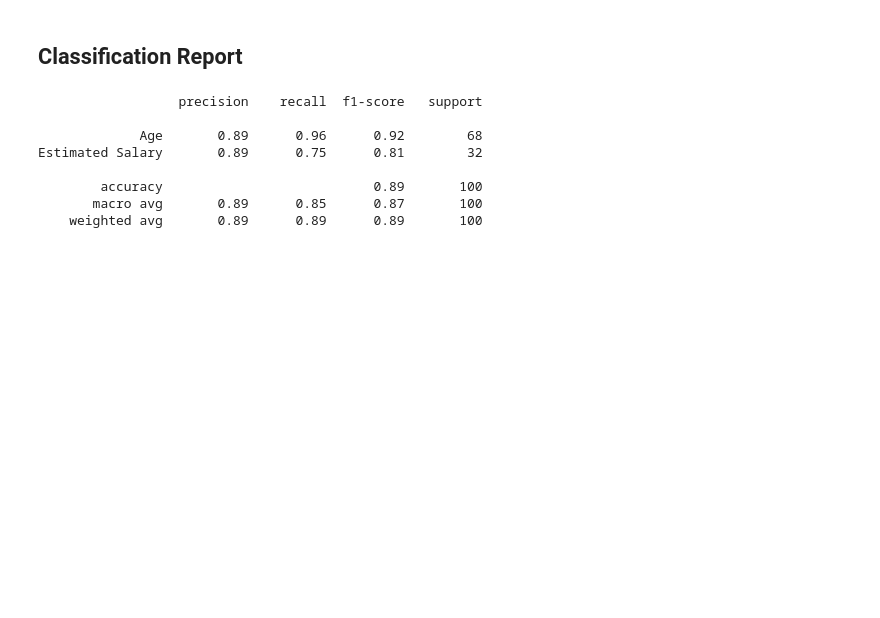
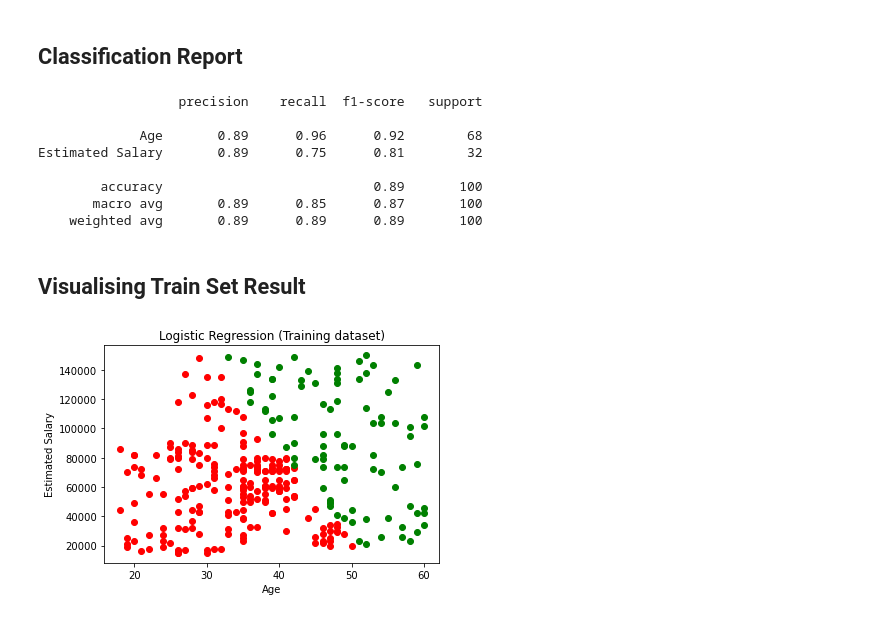
Before and after one commit to sanjay-rb/Machine-learning, a Jupyter notebook: notebook/10 . Logistic Regression.ipynb, the cells around one changed output. Saved outputs shown, nothing was run; the diff lists cells and outputs as text; code cells hidden in the pictures; blank space fills up the shorter version.

Commit message:
Visualising logistic_regression_calssifier

```diff
--- a/notebook/10 . Logistic Regression.ipynb
+++ b/notebook/10 . Logistic Regression.ipynb
@@ -167,3 +167,15 @@ Estimated Salary       0.89      0.75      0.81        32
         accuracy                           0.89       100
        macro avg       0.89      0.85      0.87       100
     weighted avg       0.89      0.89      0.89       100
+# %% [markdown]
+## Visualising Train Set Result
+# %%
+for i in x_sc.inverse_transform(X_train):
+    y_pred = logistic_regression_calssifier.predict(x_sc.transform([i]))
+    plt.scatter(x=i[0], y=i[1], color=('red', 'green')[y_pred[0]])
+plt.title("Logistic Regression (Training dataset)")
+plt.xlabel("Age")
+plt.ylabel("Estimated Salary")
+plt.show()
+# %% [output]
+[figure, added]
```
Also changed, not shown: parts of 2 cells of this notebook.
